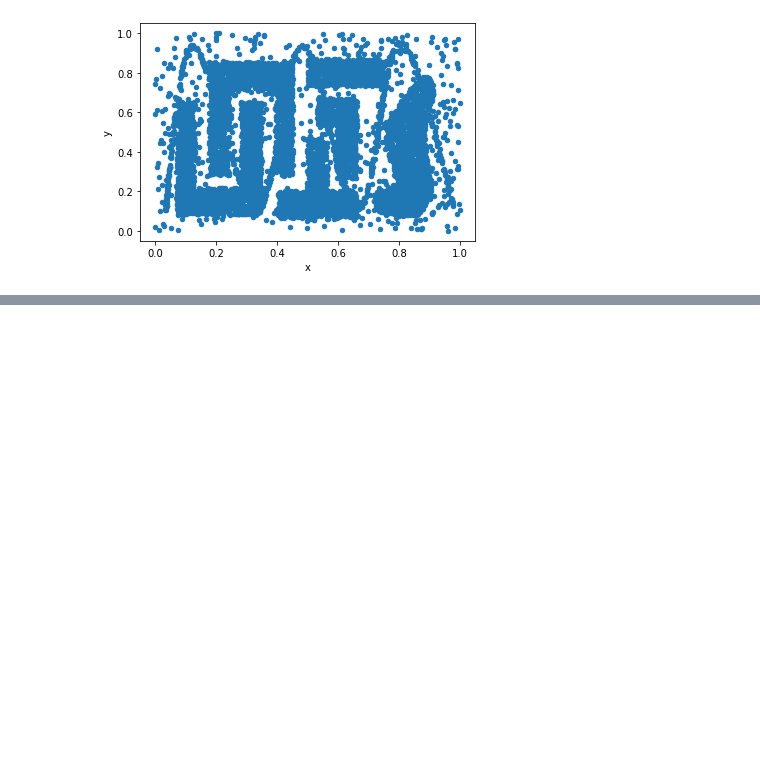
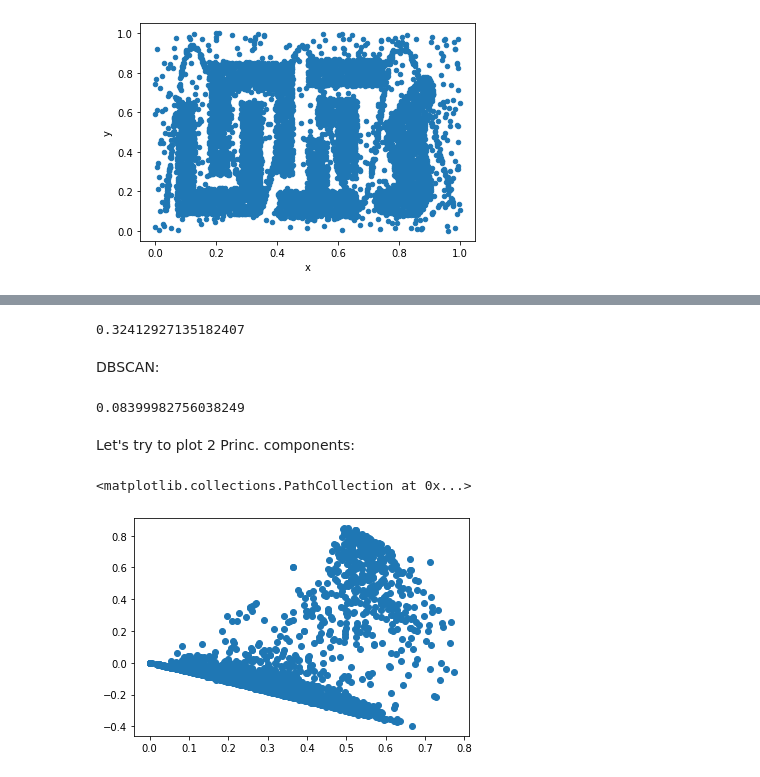
Before and after one commit to frank-lacriola/Data-Science-Lab, a Jupyter notebook: Lab10_Clustering_over_Chameleon_and_20_Newsgroups.ipynb, the cells around one changed output, grey strips where cells are left out. Cells and saved outputs as stored; diff of their text form; code cells hidden in the pictures; blank space fills up the shorter version.

```diff
--- a/Lab10_Clustering_over_Chameleon_and_20_Newsgroups.ipynb
+++ b/Lab10_Clustering_over_Chameleon_and_20_Newsgroups.ipynb
@@ -137,0 +239,23 @@ plt.scatter(centroids[:, 0], centroids[:, 1], marker='x', c='green')
+# %%
+from sklearn.feature_extraction.text import TfidfVectorizer
+from nltk.tokenize import word_tokenize
+from nltk.stem.wordnet import WordNetLemmatizer
+from nltk.corpus import stopwords as sw
+
+class LemmaTokenizer(object):
+  def __init__(self):
+    self.lemmatizer = WordNetLemmatizer()
+
+
+  def __call__(self, document):
+    lemmas = []
+    for t in word_tokenize(document):
+      t = t.strip()
+      lemma = self.lemmatizer.lemmatize(t)
+      lemmas.append(lemma)
+    return lemmas
+
+
+lemmaTokenizer = LemmaTokenizer()
+vectorizer = TfidfVectorizer(tokenizer=lemmaTokenizer, min_df=2, input='filename', stop_words=sw.words('english'))
+tfidf_X = vectorizer.fit_transform(corpus)
@@ -137,0 +270,7 @@ plt.scatter(centroids[:, 0], centroids[:, 1], marker='x', c='green')
+# %%
+import time
+
+km = KMeans(n_clusters=3, max_iter=100)
+t0 = time.time()
+km.fit(tfidf_X)
+print("done in %0.3fs" % (time.time() - t0))
@@ -137,0 +312,29 @@ plt.scatter(centroids[:, 0], centroids[:, 1], marker='x', c='green')
+# %%
+silhouette_score(red_X, preds)
+# %% [output]
+0.32412927135182407
+# %% [markdown]
+DBSCAN:
+# %%
+from sklearn.cluster import DBSCAN
+
+cl_alg = DBSCAN()
+preds = cl_alg.fit_predict(red_X)
+silhouette_score(red_X, preds)
+# %% [output]
+0.08399982756038249
+# %% [markdown]
+Let's try to plot 2 Princ. components:
+# %%
+from sklearn.decomposition import TruncatedSVD
+
+# X: np.array, shape (1000, 20)
+svd = TruncatedSVD(n_components=2, random_state=42)
+red_two_X = svd.fit_transform(tfidf_X) # red_X will be: np.array, shape (1000, 5)
+# %%
+import matplotlib.pyplot as plt
+
+plt.scatter(red_two_X[:, 0], red_two_X[:, 1])
+# %% [output]
+<matplotlib.collections.PathCollection at 0x...>
+[figure, added]
```
Also changed, not shown: parts of 26 cells of this notebook.
